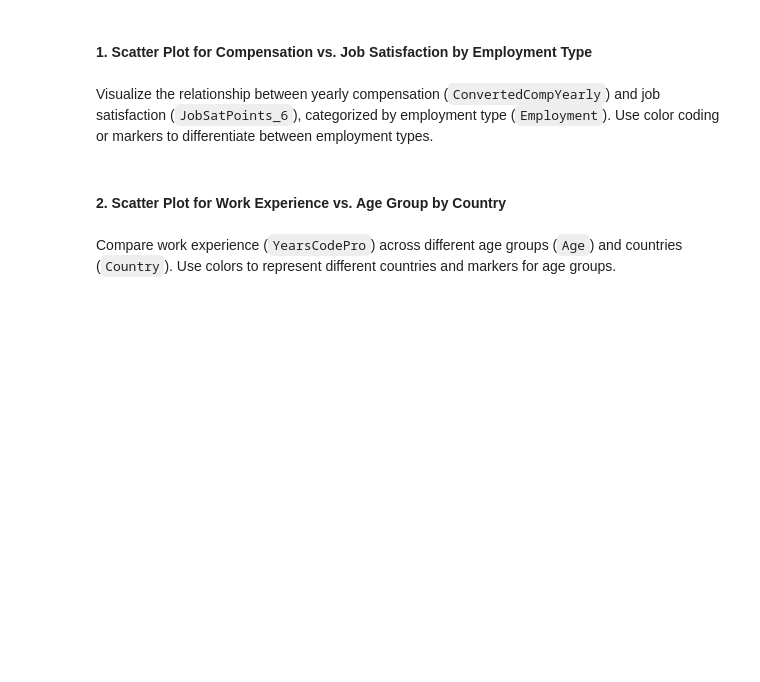
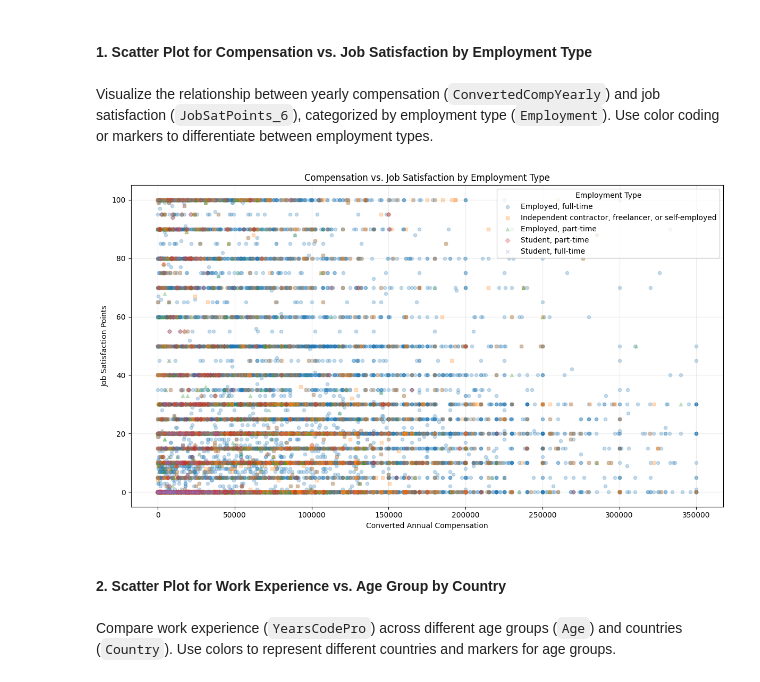
Before and after one commit to Ljara20/Data-Analyst-IBM-Certificate, a Jupyter notebook: Course9-(Capstone-Project)/Module4(Data-visualization)/Lab 16 -Scatter Plot-v1.ipynb, the cells around one changed output. Drawn from its saved outputs; the diff is of its cells as text; code cells hidden in the pictures; blank space fills up the shorter version.

```diff
--- a/Course9-(Capstone-Project)/Module4(Data-visualization)/Lab 16 -Scatter Plot-v1.ipynb
+++ b/Course9-(Capstone-Project)/Module4(Data-visualization)/Lab 16 -Scatter Plot-v1.ipynb
@@ -441,3 +529,81 @@ Visualize the relationship between yearly compensation (`ConvertedCompYearly`) a
+# %%
+# Compensation vs Job Satisfaction by Employment Type
+
+emp_sat = df[
+    ["Employment", "ConvertedCompYearly", "JobSatPoints_6"]
+].copy()
+
+emp_sat["ConvertedCompYearly"] = pd.to_numeric(
+    emp_sat["ConvertedCompYearly"],
+    errors="coerce"
+)
+
+emp_sat["JobSatPoints_6"] = pd.to_numeric(
+    emp_sat["JobSatPoints_6"],
+    errors="coerce"
+)
+
+emp_sat = emp_sat.dropna()
+
+# Separate multiple employment selections
+emp_sat["Employment"] = emp_sat["Employment"].str.split(";")
+
+emp_sat = emp_sat.explode(
+    "Employment",
+    ignore_index=True
+)
+
+emp_sat["Employment"] = emp_sat["Employment"].str.strip()
+
+# Top 5 employment categories
+top_employment = (
+    emp_sat["Employment"]
+    .value_counts()
+    .head(5)
+    .index
+    .tolist()
+)
+
+emp_plot = emp_sat[
+    emp_sat["Employment"].isin(top_employment)
+].copy()
+
+# Limit only the visualization
+visual_limit = emp_plot["ConvertedCompYearly"].quantile(0.99)
+
+visual_df = emp_plot[
+    emp_plot["ConvertedCompYearly"] <= visual_limit
+]
+
+markers = ["o", "s", "^", "D", "x"]
+
+plt.figure(figsize=(12, 7))
+
+for employment, marker in zip(top_employment, markers):
+
+    subset = visual_df[
+        visual_df["Employment"] == employment
+    ]
+
+    plt.scatter(
+        subset["ConvertedCompYearly"],
+        subset["JobSatPoints_6"],
+        marker=marker,
+        alpha=0.25,
+        s=20,
+        label=employment
+    )
+
+plt.title("Compensation vs. Job Satisfaction by Employment Type")
+plt.xlabel("Converted Annual Compensation")
+plt.ylabel("Job Satisfaction Points")
+
+plt.legend(title="Employment Type")
+plt.grid(alpha=0.25)
+plt.tight_layout()
+plt.show()
+# %% [output]
+[figure, added]
 # %% [markdown]
 #### 2. Scatter Plot for Work Experience vs. Age Group by Country
 # %% [markdown]
```
Also changed, not shown: parts of 5 cells of this notebook.
